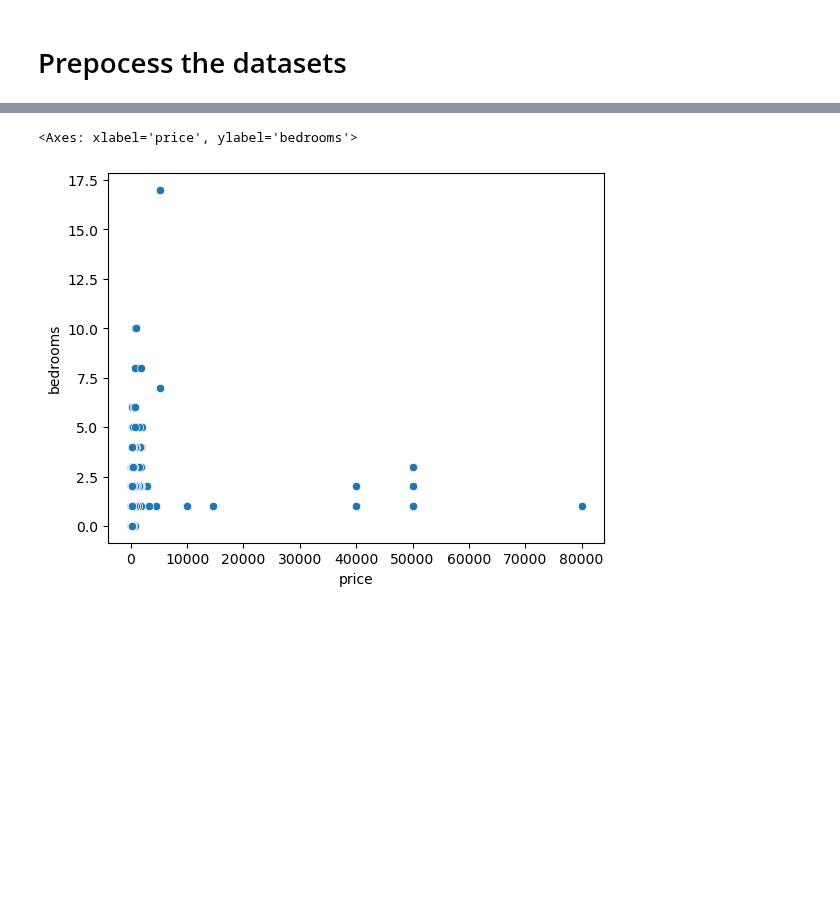
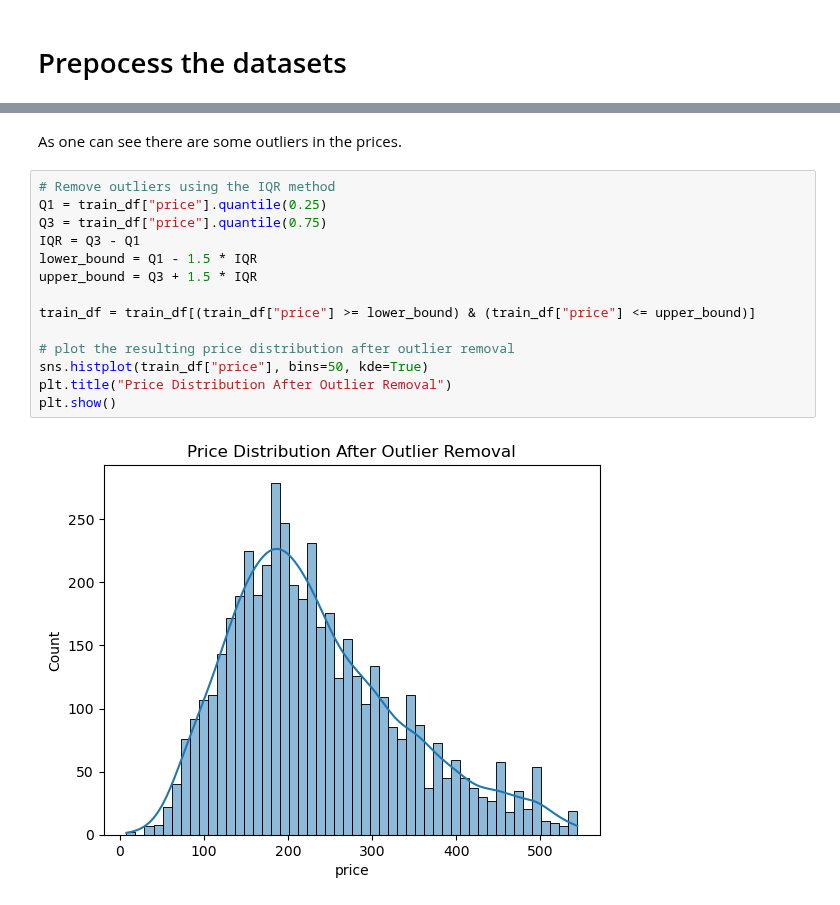
Before and after one commit to josh-wilkinson/MachineLearningExercises, a Jupyter notebook: Project/Description_model/Data_prepocessing.ipynb, the cells around one changed output, grey strips where cells are left out. Drawn from its saved outputs; the diff is of its cells as text; blank space fills up the shorter version.

```diff
--- a/Project/Description_model/Data_prepocessing.ipynb
+++ b/Project/Description_model/Data_prepocessing.ipynb
@@ -89,4 +102,18 @@ memory usage: 434.6+ KB
+# %% [markdown]
+As one can see there are some outliers in the prices.
 # %%
+# Remove outliers using the IQR method
+Q1 = train_df["price"].quantile(0.25)
+Q3 = train_df["price"].quantile(0.75)
+IQR = Q3 - Q1
+lower_bound = Q1 - 1.5 * IQR
+upper_bound = Q3 + 1.5 * IQR
+
+train_df = train_df[(train_df["price"] >= lower_bound) & (train_df["price"] <= upper_bound)]
+
+# plot the resulting price distribution after outlier removal
+sns.histplot(train_df["price"], bins=50, kde=True)
+plt.title("Price Distribution After Outlier Removal")
+plt.show()
 # %% [output]
-<Axes: xlabel='price', ylabel='bedrooms'>
-[figure, old version]
+[figure, new version]
```
Also changed, not shown: parts of 23 cells of this notebook, 2 other files.
